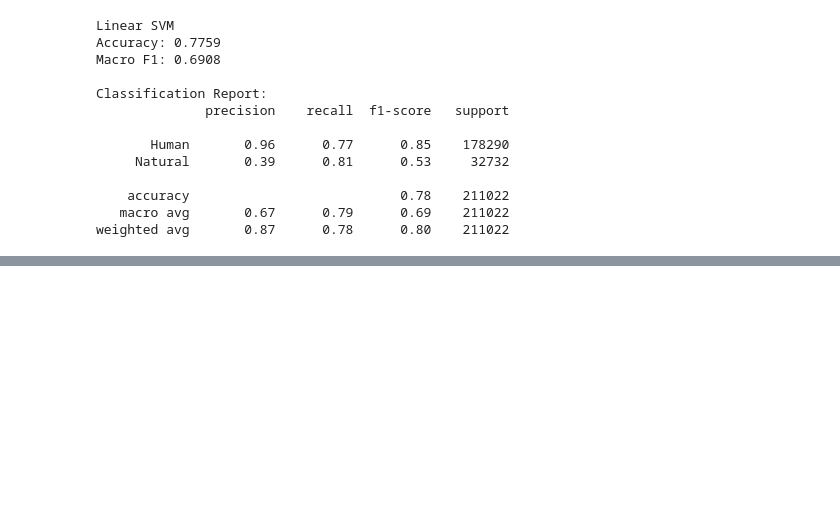
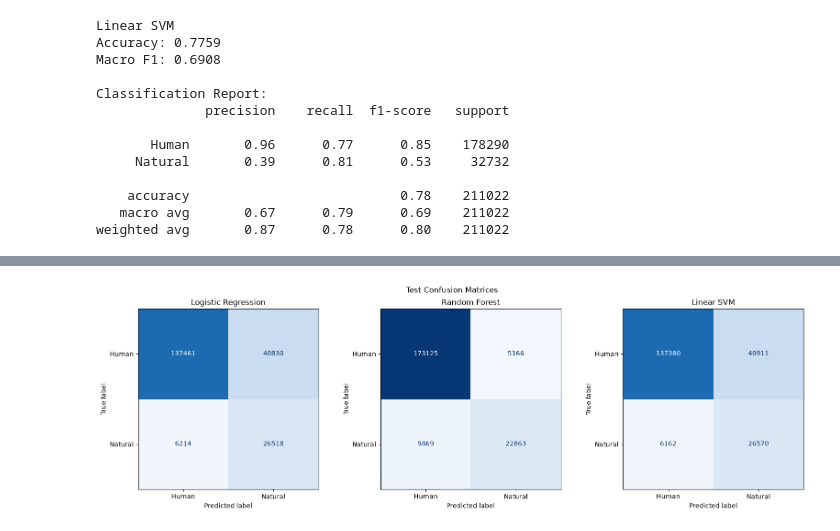
Before and after one commit to jakeprince/Wildfire-Prediction, a Jupyter notebook: cause_prediction/prediction_cause.ipynb, the cells around one changed output, grey strips where cells are left out. Saved outputs shown, nothing was run; the diff lists cells and outputs as text; code cells hidden in the pictures; blank space fills up the shorter version.

```diff
--- a/cause_prediction/prediction_cause.ipynb
+++ b/cause_prediction/prediction_cause.ipynb
@@ -563,0 +637,8 @@ plt.show()
+# %%
+X_test = test_df[features]
+y_test = test_df[target]
+
+print("Testing features:", X_test.shape)
+
+print("\nTarget distribution:")
+print(y_test.value_counts())
@@ -563,0 +667,6 @@ plt.show()
+# %%
+for name, model in models.items():
+    test_pred = model.predict(X_test)
+    print("\n", name)
+    print("Accuracy:", round(accuracy_score(y_test, test_pred), 4))
+    print("Macro F1:", round(f1_score(y_test, test_pred, average = "macro"), 4))
@@ -563,0 +685,22 @@ plt.show()
+# %%
+fig, axes = plt.subplots(1, 3, figsize = (16, 5))
+
+for ax, (name, model) in zip(axes, models.items()):
+    test_pred = model.predict(X_test)
+    ConfusionMatrixDisplay.from_predictions(
+        y_test,
+        test_pred,
+        labels = ["Human", "Natural"],
+        cmap = "Blues",
+        values_format = "d",
+        ax = ax,
+        colorbar=False
+        )
+    ax.images[0].set_clim(0, y_test.value_counts().max())
+    ax.set_title(name)
+
+fig.suptitle("Test Confusion Matrices")
+plt.tight_layout()
+plt.show()
+# %% [output]
+[figure, added]
```
Also changed, not shown: parts of 20 cells of this notebook, 1 other file.
